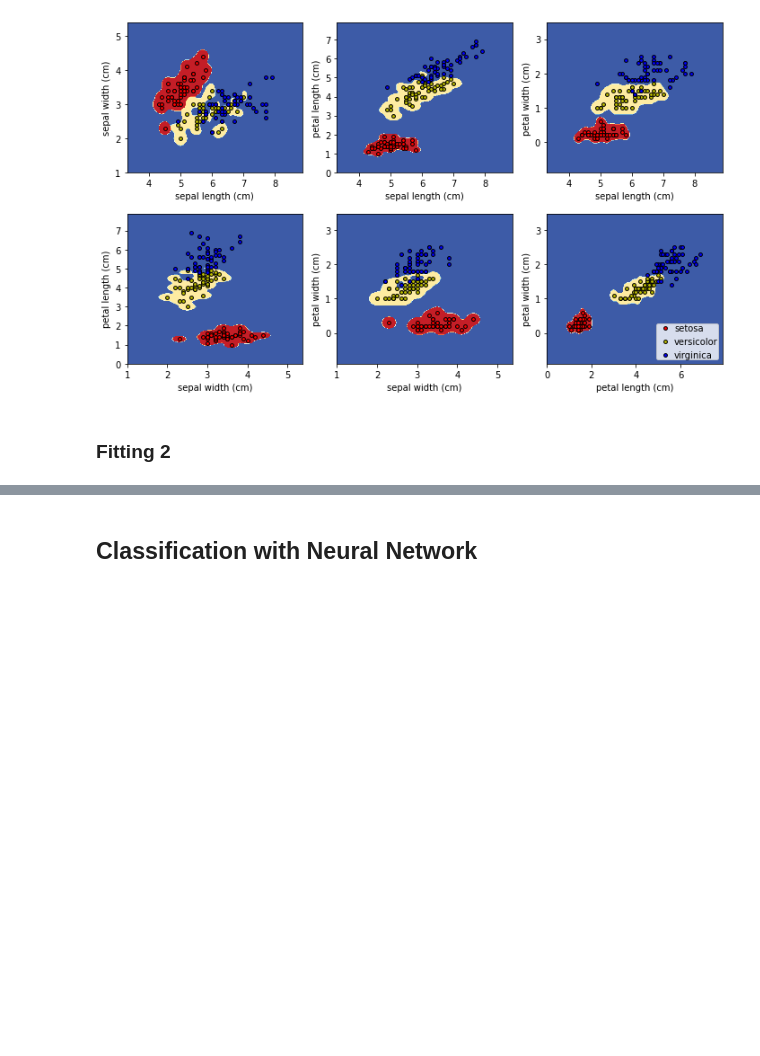
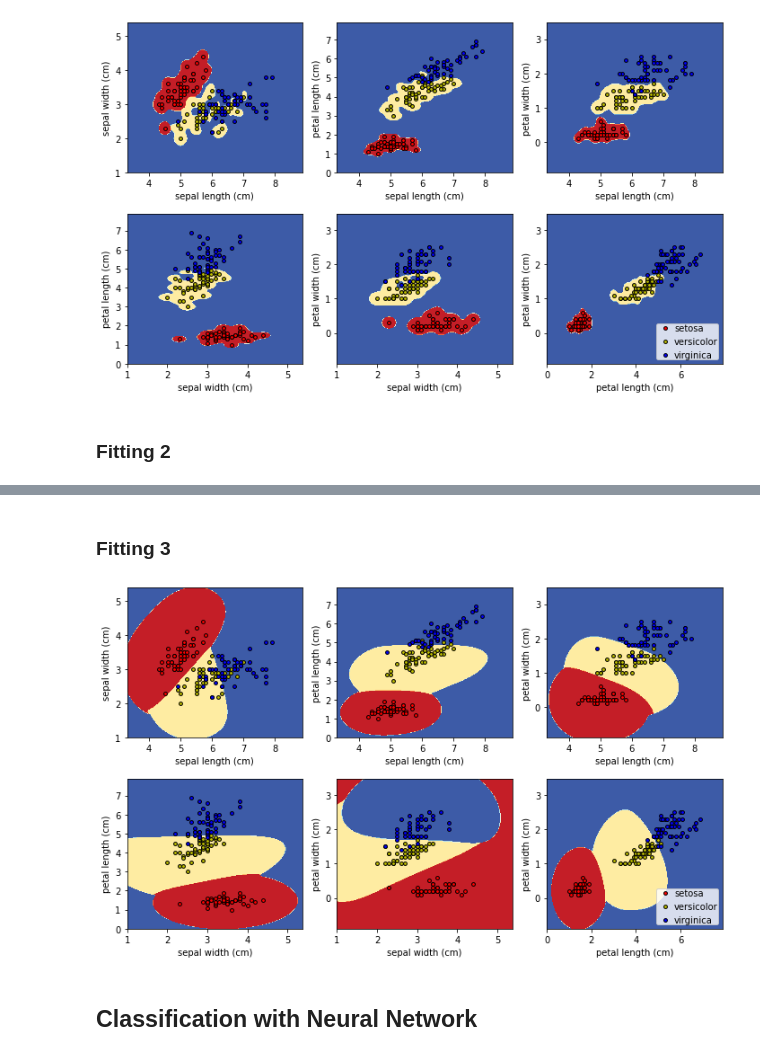
Before and after one commit to Davideee/schleuniger-ml, a Jupyter notebook: SupervisedLearning-Classification.ipynb, the cells around one changed output, grey strips where cells are left out. Saved outputs shown, nothing was run; the diff lists cells and outputs as text; code cells hidden in the pictures; blank space fills up the shorter version.

```diff
--- a/SupervisedLearning-Classification.ipynb
+++ b/SupervisedLearning-Classification.ipynb
@@ -198,3 +199,15 @@ plot_decision_boundaries(rbf_svc)
+# %% [markdown]
+### Fitting 3
+# %%
+### Play-Zone ###
+gamma = 1
+C = 0.1
+### Play-Zone ###
+
+rbf_svc = SVC(kernel='rbf', gamma=gamma, C=C)
+plot_decision_boundaries(rbf_svc)
+# %% [output]
+[figure, added]
 # %% [markdown]
 ## Classification with Neural Network
 # %% [markdown]
```
Also changed, not shown: parts of 2 cells of this notebook.
